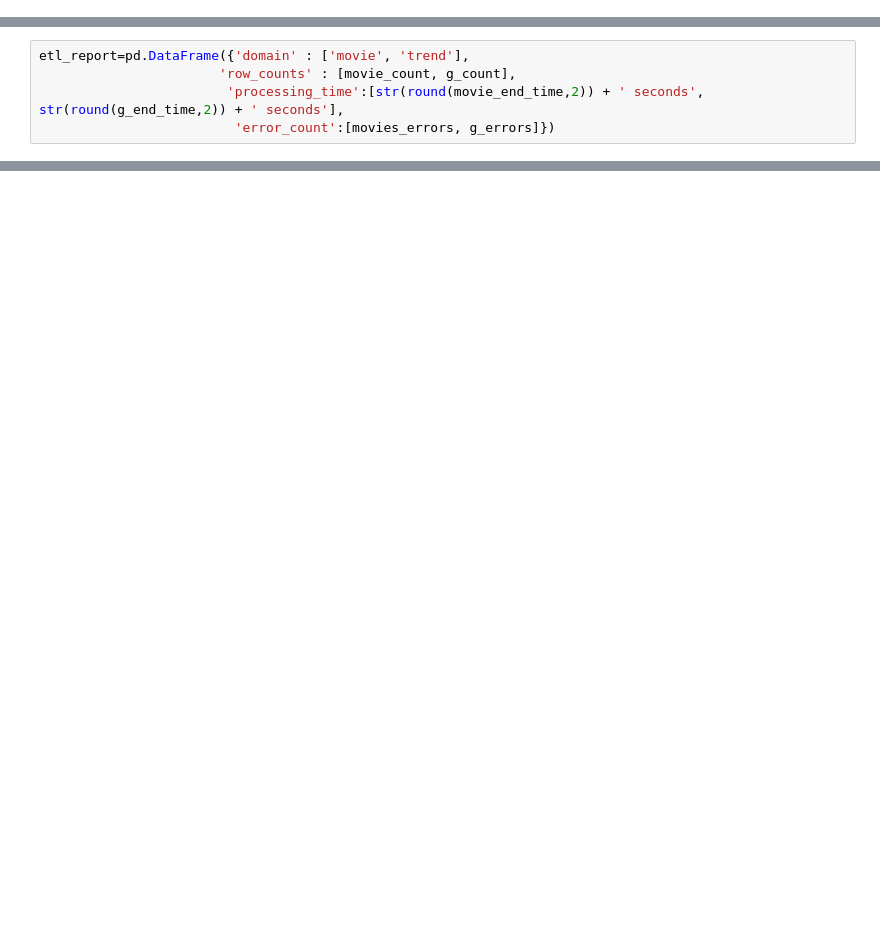
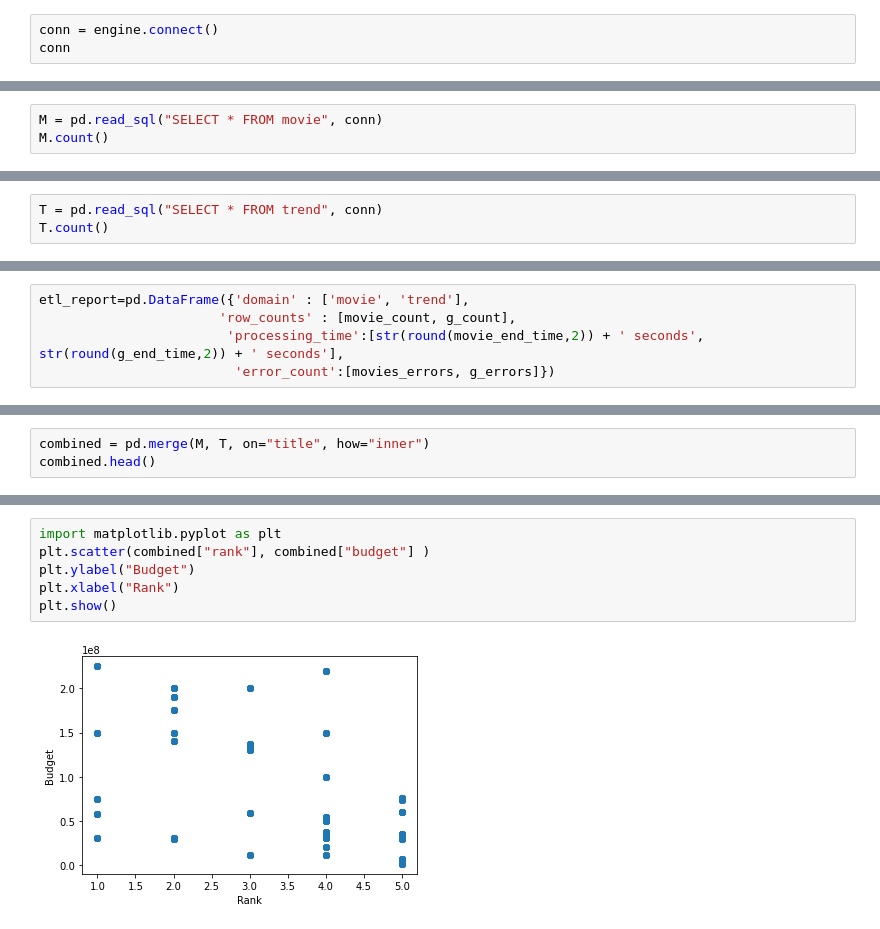
Before and after one commit to carolyan1/ETL-Project, a Jupyter notebook: ETL_Project_Movie_Clean.ipynb, the cells around one changed output, grey strips where cells are left out. Saved outputs shown, nothing was run; the diff lists cells and outputs as text; blank space fills up the shorter version.

```diff
--- a/ETL_Project_Movie_Clean.ipynb
+++ b/ETL_Project_Movie_Clean.ipynb
@@ -109,0 +149,3 @@ print(g_end_time)
+# %%
+conn = engine.connect()
+conn
@@ -109,0 +154,3 @@ print(g_end_time)
+# %%
+M = pd.read_sql("SELECT * FROM movie", conn)
+M.count()
@@ -109,0 +212,3 @@ print(g_end_time)
+# %%
+T = pd.read_sql("SELECT * FROM trend", conn)
+T.count()
@@ -142,0 +247,3 @@ trends_new
+# %%
+combined = pd.merge(M, T, on="title", how="inner")
+combined.head()
@@ -142,0 +273,8 @@ trends_new
+# %%
+import matplotlib.pyplot as plt
+plt.scatter(combined["rank"], combined["budget"] )
+plt.ylabel("Budget")
+plt.xlabel("Rank")
+plt.show()
+# %% [output]
+[figure, added]
```
Also changed, not shown: parts of 17 cells of this notebook.
